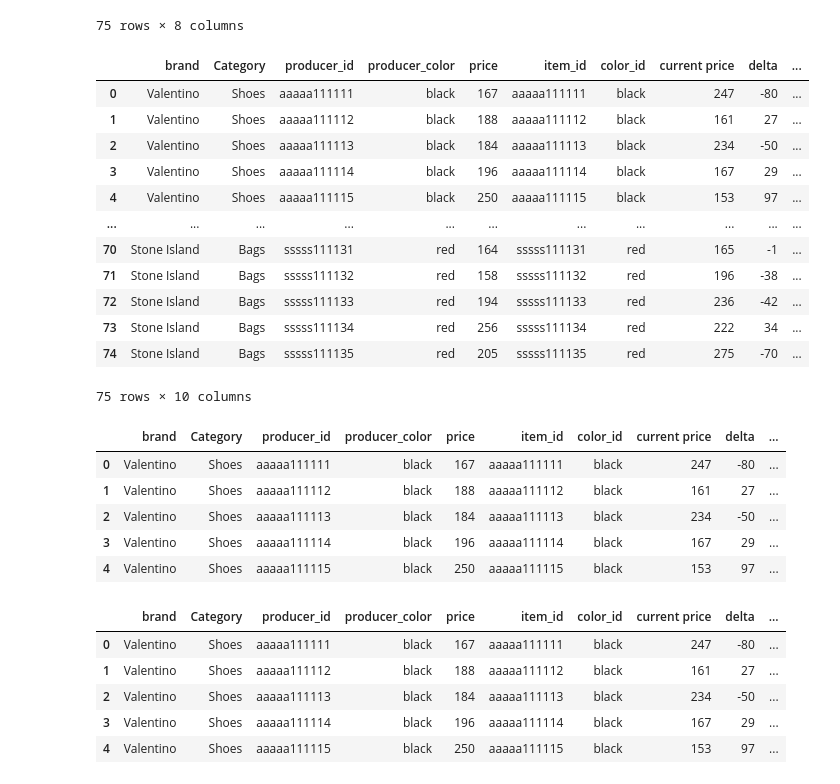
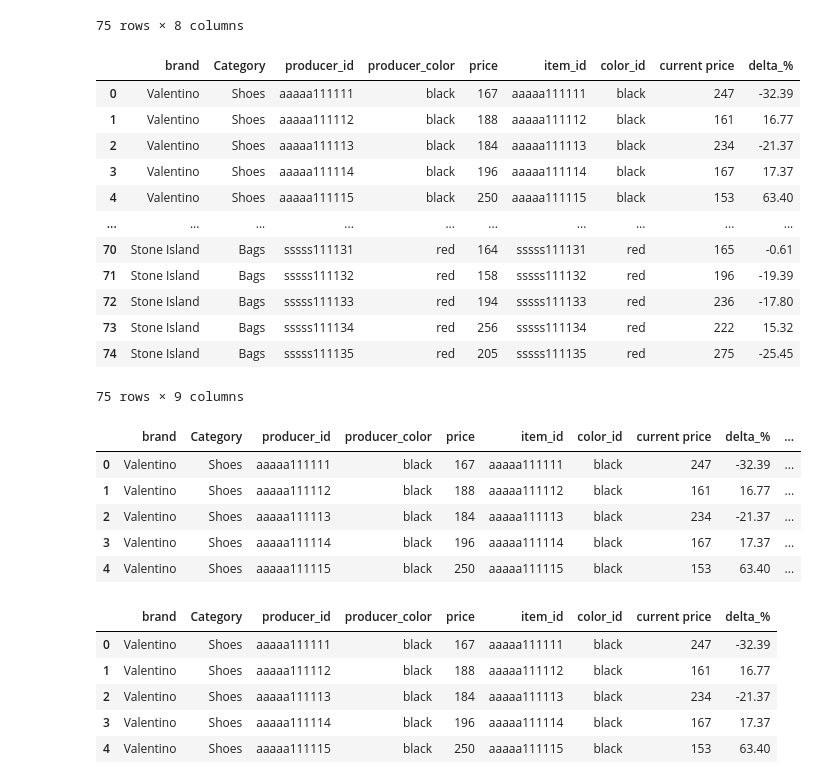
Before and after one commit to LarinDen/sf_ds, a Jupyter notebook: SkillFactory/PY_14_Очистка данных/py_14_add.ipynb, the cells around one changed output. Drawn from its saved outputs; the diff is of its cells as text; code cells hidden in the pictures.

```diff
--- a/SkillFactory/PY_14_Очистка данных/py_14_add.ipynb
+++ b/SkillFactory/PY_14_Очистка данных/py_14_add.ipynb
@@ -95,39 +107,39 @@ display(df_merge)
 | 74 | Stone Island | Bags | sssss111135 | red | 205 | sssss111135 | red | 275 |
 75 rows × 8 columns
 # %%
-# Добавляем колонки дельта цены, выброс
-df_merge['delta'] = df_merge['price']-df_merge['current price']
-df_merge['delta_%'] = round(df_merge['price']/df_merge['current price']*100, 2)
+# Добавляем колонку дельта цены
+#df_merge['delta'] = df_merge['price']-df_merge['current price']
+df_merge['delta_%'] = round((df_merge['price']-df_merge['current price'])/df_merge['current price']*100, 2)
 
 display(df_merge)
 # %% [output]
-|  | brand | Category | producer_id | producer_color | price | item_id | color_id | current price | delta | ... |
-| 0 | Valentino | Shoes | aaaaa111111 | black | 167 | aaaaa111111 | black | 247 | -80 | ... |
-| 1 | Valentino | Shoes | aaaaa111112 | black | 188 | aaaaa111112 | black | 161 | 27 | ... |
-| 2 | Valentino | Shoes | aaaaa111113 | black | 184 | aaaaa111113 | black | 234 | -50 | ... |
-| 3 | Valentino | Shoes | aaaaa111114 | black | 196 | aaaaa111114 | black | 167 | 29 | ... |
-| 4 | Valentino | Shoes | aaaaa111115 | black | 250 | aaaaa111115 | black | 153 | 97 | ... |
-| ... | ... | ... | ... | ... | ... | ... | ... | ... | ... | ... |
-| 70 | Stone Island | Bags | sssss111131 | red | 164 | sssss111131 | red | 165 | -1 | ... |
-| 71 | Stone Island | Bags | sssss111132 | red | 158 | sssss111132 | red | 196 | -38 | ... |
-| 72 | Stone Island | Bags | sssss111133 | red | 194 | sssss111133 | red | 236 | -42 | ... |
-| 73 | Stone Island | Bags | sssss111134 | red | 256 | sssss111134 | red | 222 | 34 | ... |
-| 74 | Stone Island | Bags | sssss111135 | red | 205 | sssss111135 | red | 275 | -70 | ... |
+|  | brand | Category | producer_id | producer_color | price | item_id | color_id | current price | delta_% |
+| 0 | Valentino | Shoes | aaaaa111111 | black | 167 | aaaaa111111 | black | 247 | -32.39 |
+| 1 | Valentino | Shoes | aaaaa111112 | black | 188 | aaaaa111112 | black | 161 | 16.77 |
+| 2 | Valentino | Shoes | aaaaa111113 | black | 184 | aaaaa111113 | black | 234 | -21.37 |
+| 3 | Valentino | Shoes | aaaaa111114 | black | 196 | aaaaa111114 | black | 167 | 17.37 |
+| 4 | Valentino | Shoes | aaaaa111115 | black | 250 | aaaaa111115 | black | 153 | 63.40 |
+| ... | ... | ... | ... | ... | ... | ... | ... | ... | ... |
+| 70 | Stone Island | Bags | sssss111131 | red | 164 | sssss111131 | red | 165 | -0.61 |
+| 71 | Stone Island | Bags | sssss111132 | red | 158 | sssss111132 | red | 196 | -19.39 |
+| 72 | Stone Island | Bags | sssss111133 | red | 194 | sssss111133 | red | 236 | -17.80 |
+| 73 | Stone Island | Bags | sssss111134 | red | 256 | sssss111134 | red | 222 | 15.32 |
+| 74 | Stone Island | Bags | sssss111135 | red | 205 | sssss111135 | red | 275 | -25.45 |
-75 rows × 10 columns
+75 rows × 9 columns
 # %%
 display(df_merge.head())
-df_merge.drop(['mean_delta'], axis=1, inplace=True)
+df_merge.drop(['goods'], axis=1, inplace=True)
 display(df_merge.head())
 # %% [output]
-|  | brand | Category | producer_id | producer_color | price | item_id | color_id | current price | delta | ... |
-| 0 | Valentino | Shoes | aaaaa111111 | black | 167 | aaaaa111111 | black | 247 | -80 | ... |
-| 1 | Valentino | Shoes | aaaaa111112 | black | 188 | aaaaa111112 | black | 161 | 27 | ... |
-| 2 | Valentino | Shoes | aaaaa111113 | black | 184 | aaaaa111113 | black | 234 | -50 | ... |
-| 3 | Valentino | Shoes | aaaaa111114 | black | 196 | aaaaa111114 | black | 167 | 29 | ... |
-| 4 | Valentino | Shoes | aaaaa111115 | black | 250 | aaaaa111115 | black | 153 | 97 | ... |
+|  | brand | Category | producer_id | producer_color | price | item_id | color_id | current price | delta_% | ... |
+| 0 | Valentino | Shoes | aaaaa111111 | black | 167 | aaaaa111111 | black | 247 | -32.39 | ... |
+| 1 | Valentino | Shoes | aaaaa111112 | black | 188 | aaaaa111112 | black | 161 | 16.77 | ... |
+| 2 | Valentino | Shoes | aaaaa111113 | black | 184 | aaaaa111113 | black | 234 | -21.37 | ... |
+| 3 | Valentino | Shoes | aaaaa111114 | black | 196 | aaaaa111114 | black | 167 | 17.37 | ... |
+| 4 | Valentino | Shoes | aaaaa111115 | black | 250 | aaaaa111115 | black | 153 | 63.40 | ... |
-|  | brand | Category | producer_id | producer_color | price | item_id | color_id | current price | delta | ... |
-| 0 | Valentino | Shoes | aaaaa111111 | black | 167 | aaaaa111111 | black | 247 | -80 | ... |
-| 1 | Valentino | Shoes | aaaaa111112 | black | 188 | aaaaa111112 | black | 161 | 27 | ... |
-| 2 | Valentino | Shoes | aaaaa111113 | black | 184 | aaaaa111113 | black | 234 | -50 | ... |
-| 3 | Valentino | Shoes | aaaaa111114 | black | 196 | aaaaa111114 | black | 167 | 29 | ... |
-| 4 | Valentino | Shoes | aaaaa111115 | black | 250 | aaaaa111115 | black | 153 | 97 | ... |
+|  | brand | Category | producer_id | producer_color | price | item_id | color_id | current price | delta_% |
+| 0 | Valentino | Shoes | aaaaa111111 | black | 167 | aaaaa111111 | black | 247 | -32.39 |
+| 1 | Valentino | Shoes | aaaaa111112 | black | 188 | aaaaa111112 | black | 161 | 16.77 |
+| 2 | Valentino | Shoes | aaaaa111113 | black | 184 | aaaaa111113 | black | 234 | -21.37 |
+| 3 | Valentino | Shoes | aaaaa111114 | black | 196 | aaaaa111114 | black | 167 | 17.37 |
+| 4 | Valentino | Shoes | aaaaa111115 | black | 250 | aaaaa111115 | black | 153 | 63.40 |
```
Also changed, not shown: parts of 9 cells of this notebook, 3 other files.
